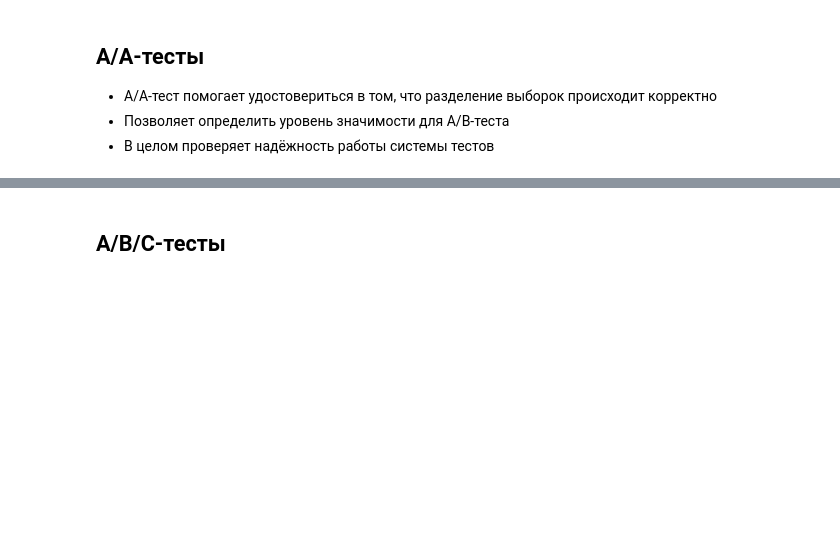
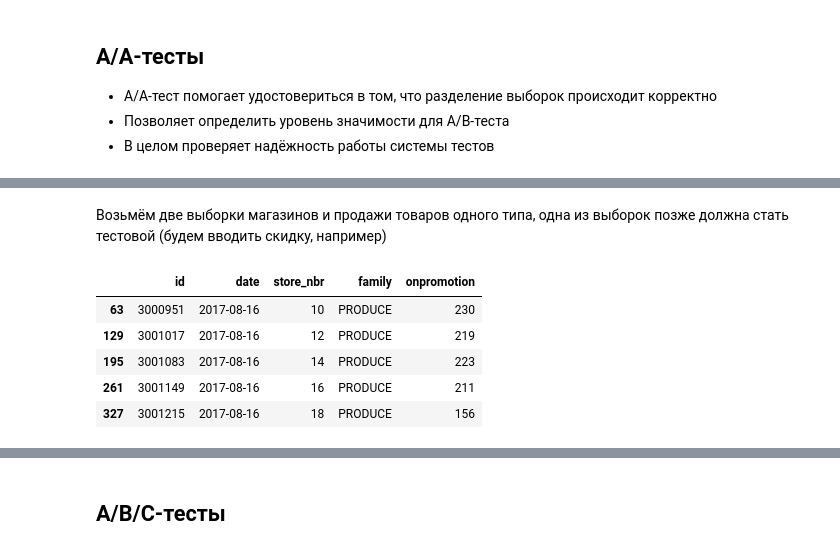
Before and after one commit to AlexJackalope/A-B-testing, a Jupyter notebook: 2-AA-ABC-testing/classwork.ipynb, the cells around one changed output, grey strips where cells are left out. Cells and saved outputs as stored; diff of their text form; code cells hidden in the pictures; blank space fills up the shorter version.

```diff
--- a/2-AA-ABC-testing/classwork.ipynb
+++ b/2-AA-ABC-testing/classwork.ipynb
@@ -107,0 +128,14 @@ TtestResult(statistic=0.3944223890390581, pvalue=0.6932711555077413, df=43383.29
+# %% [markdown]
+Возьмём две выборки магазинов и продажи товаров одного типа, одна из выборок позже должна стать тестовой (будем вводить скидку, например)
+# %%
+general = sales_data[(sales_data.family == 'PRODUCE')]
+a1 = general[general.store_nbr % 2 == 0]
+a2 = general[general.store_nbr % 2 == 1]
+a1.head()
+# %% [output]
+|  | id | date | store_nbr | family | onpromotion |
+| 63 | 3000951 | 2017-08-16 | 10 | PRODUCE | 230 |
+| 129 | 3001017 | 2017-08-16 | 12 | PRODUCE | 219 |
+| 195 | 3001083 | 2017-08-16 | 14 | PRODUCE | 223 |
+| 261 | 3001149 | 2017-08-16 | 16 | PRODUCE | 211 |
+| 327 | 3001215 | 2017-08-16 | 18 | PRODUCE | 156 |
```
Also changed, not shown: parts of 54 cells of this notebook, 2 other files.
